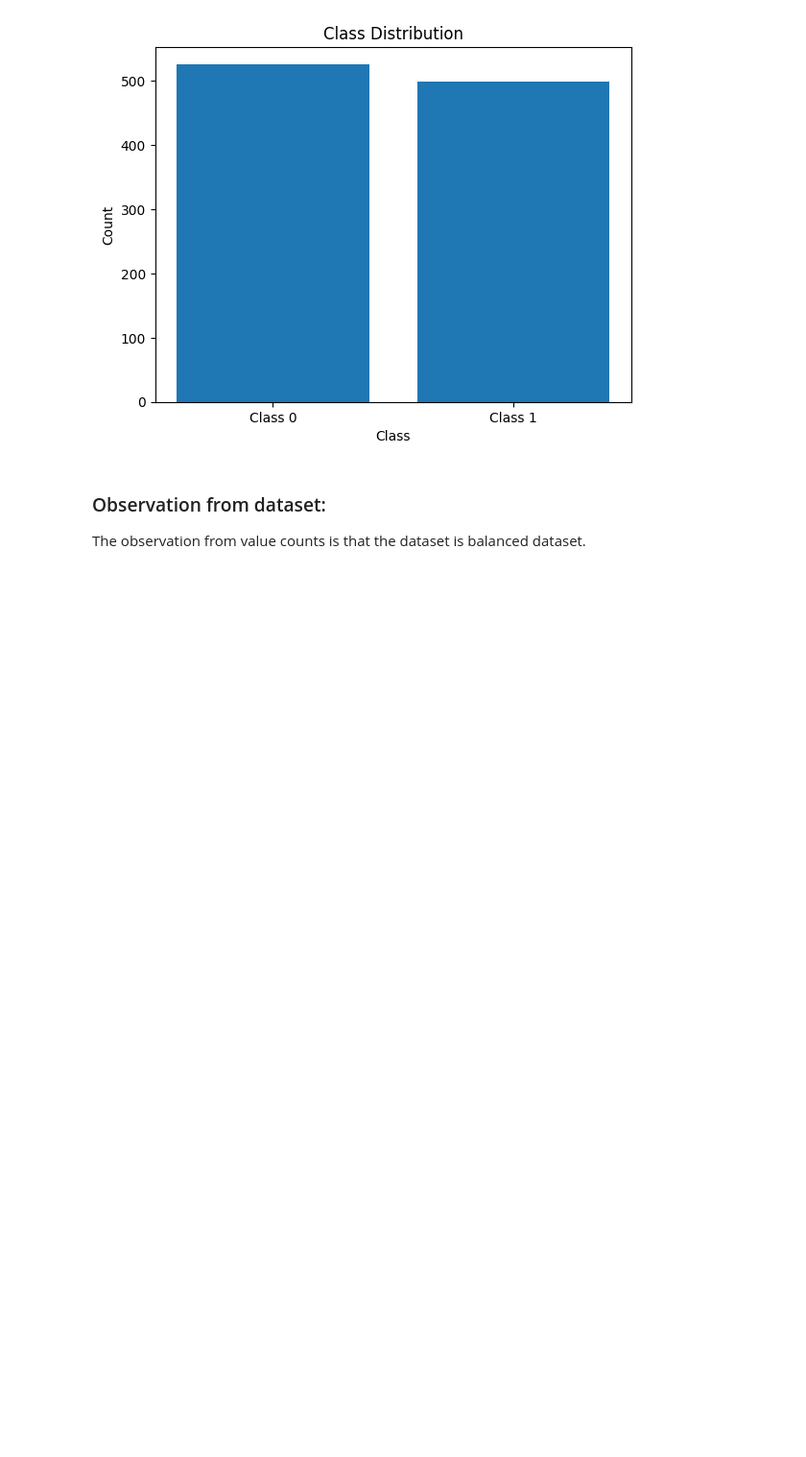
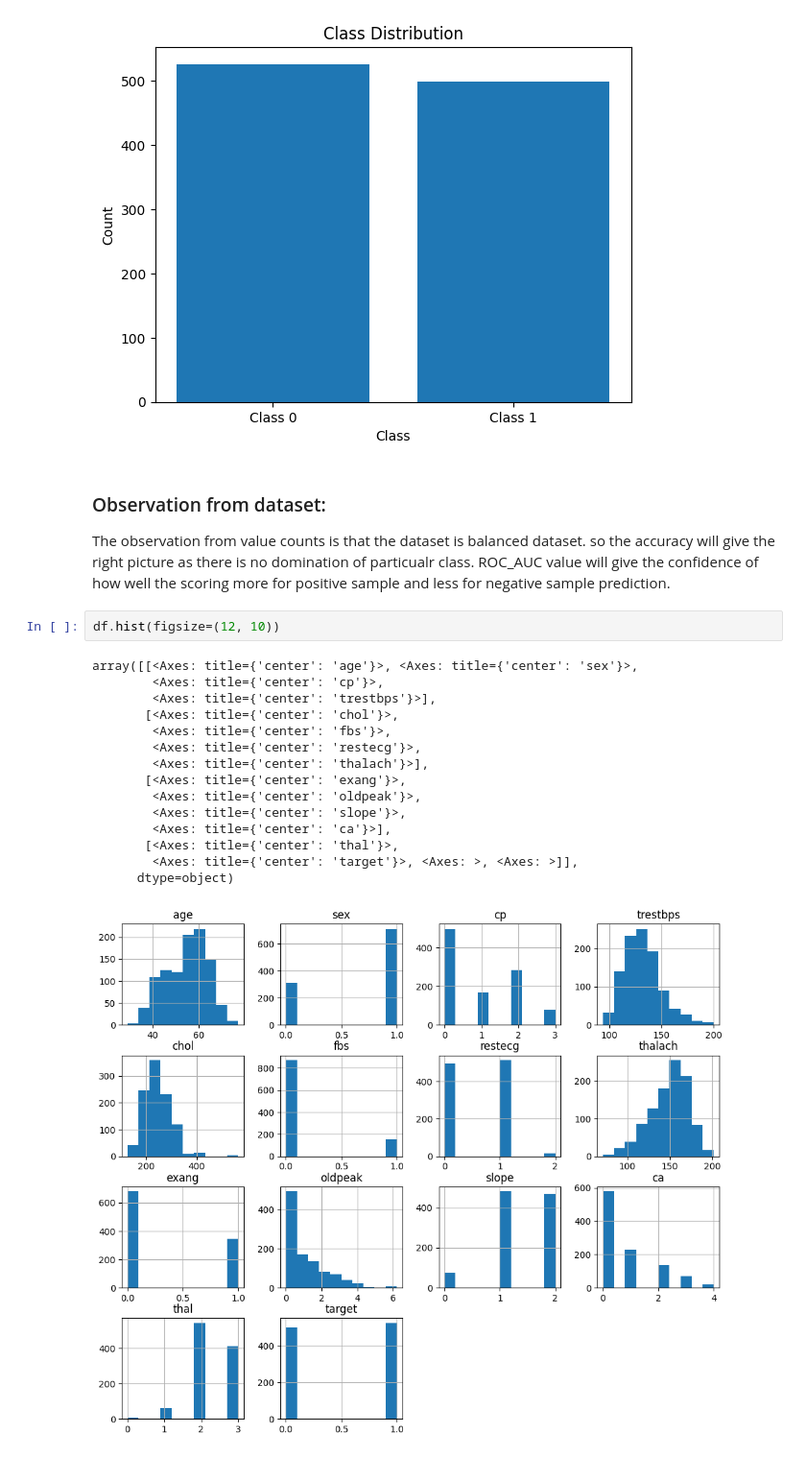
Before and after one commit to MastanSV/ai-engineering-journey, a Jupyter notebook: projects/05_P1_Tabular_ML/Heart_Disease_Dataset.ipynb, the cells around one changed output. Shown at 96% size. Saved outputs shown, nothing was run; the diff lists cells and outputs as text; blank space fills up the shorter version.

```diff
--- a/projects/05_P1_Tabular_ML/Heart_Disease_Dataset.ipynb
+++ b/projects/05_P1_Tabular_ML/Heart_Disease_Dataset.ipynb
@@ -76,4 +79,22 @@ plt.show()
 [figure]
 # %% [markdown]
 ### Observation from dataset:
-The observation from value counts is that the dataset is balanced dataset.
+The observation from value counts is that the dataset is balanced dataset. so the accuracy will give the right picture as there is no domination of particualr class. ROC_AUC value will give the confidence of how well the scoring more for positive sample and less for negative sample prediction.
+# %%
+df.hist(figsize=(12, 10))
+# %% [output]
+array([[<Axes: title={'center': 'age'}>, <Axes: title={'center': 'sex'}>,
+        <Axes: title={'center': 'cp'}>,
+        <Axes: title={'center': 'trestbps'}>],
+       [<Axes: title={'center': 'chol'}>,
+        <Axes: title={'center': 'fbs'}>,
+        <Axes: title={'center': 'restecg'}>,
+        <Axes: title={'center': 'thalach'}>],
+       [<Axes: title={'center': 'exang'}>,
+        <Axes: title={'center': 'oldpeak'}>,
+        <Axes: title={'center': 'slope'}>,
+        <Axes: title={'center': 'ca'}>],
+       [<Axes: title={'center': 'thal'}>,
+        <Axes: title={'center': 'target'}>, <Axes: >, <Axes: >]],
+      dtype=object)
+[figure, added]
```
Also changed, not shown: parts of 6 cells of this notebook.
